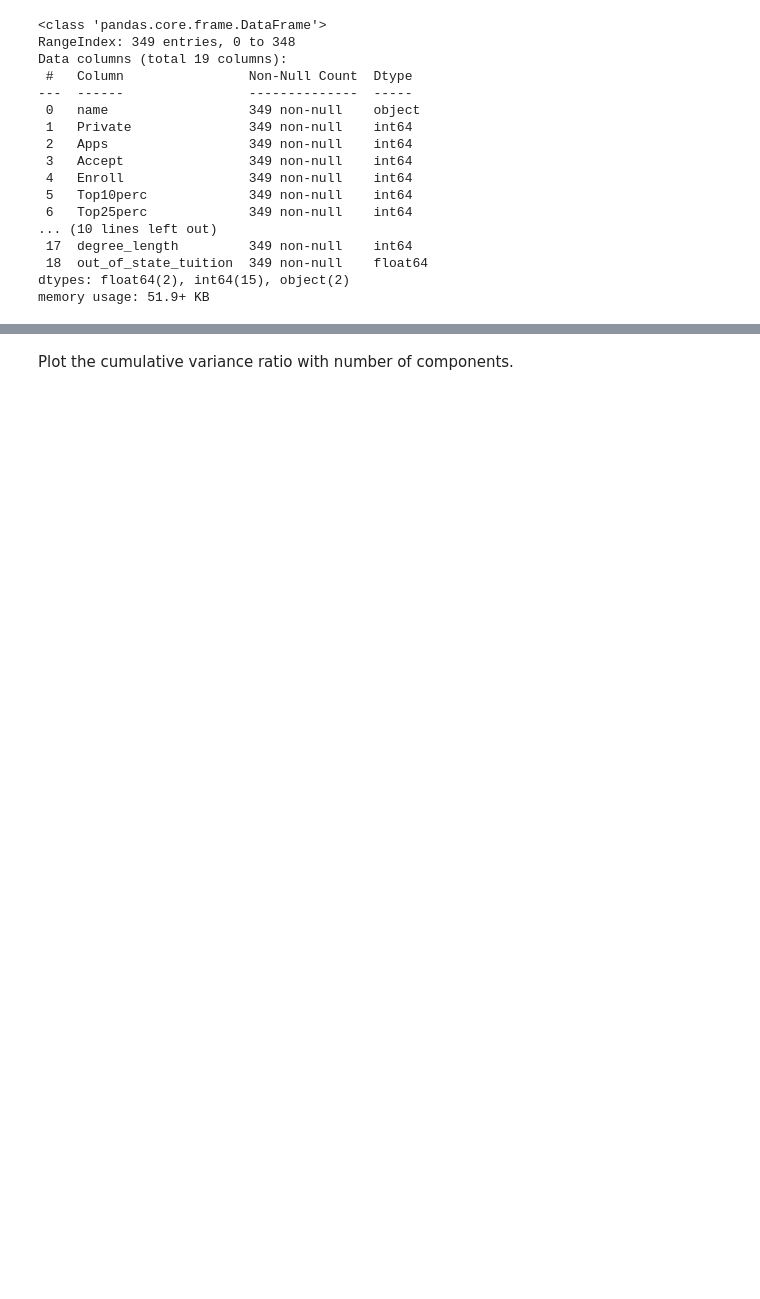
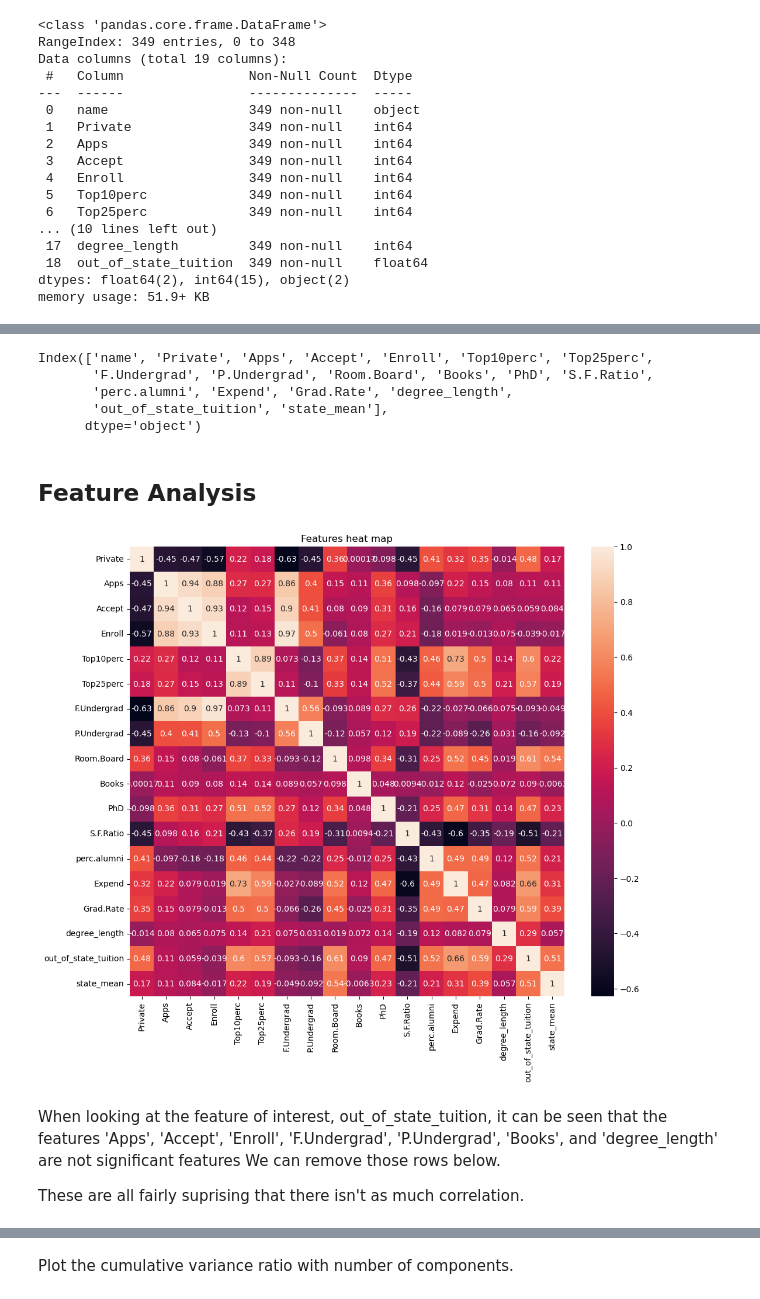
Before and after one commit to BenjaminLe1/Capstone2, a Jupyter notebook: C2_EDA.ipynb, the cells around one changed output, grey strips where cells are left out. Drawn from its saved outputs; the diff is of its cells as text; code cells hidden in the pictures; blank space fills up the shorter version.

```diff
--- a/C2_EDA.ipynb
+++ b/C2_EDA.ipynb
@@ -232,0 +97,25 @@ state_pca = PCA().fit(state_summary_scale)
+# %%
+# Remove unnecessary feature
+college_data.drop('state', axis=1, inplace=True)
+college_data.columns
+# %% [output]
+Index(['name', 'Private', 'Apps', 'Accept', 'Enroll', 'Top10perc', 'Top25perc',
+       'F.Undergrad', 'P.Undergrad', 'Room.Board', 'Books', 'PhD', 'S.F.Ratio',
+       'perc.alumni', 'Expend', 'Grad.Rate', 'degree_length',
+       'out_of_state_tuition', 'state_mean'],
+      dtype='object')
+# %% [markdown]
+## Feature Analysis
+# %%
+# Features heat map
+plt.subplots(figsize=(12,10))
+sns.heatmap(college_data.select_dtypes(include='number').corr(), annot=True)
+plt.title('Features heat map');
+# %% [output]
+[figure, added]
+# %% [markdown]
+When looking at the feature of interest, out_of_state_tuition, it can be seen that the features
+'Apps', 'Accept', 'Enroll', 'F.Undergrad', 'P.Undergrad', 'Books', and 'degree_length' are not significant features
+We can remove those rows below.
+
+These are all fairly suprising that there isn't as much correlation.
```
Also changed, not shown: parts of 123 cells of this notebook, 1 other file.
